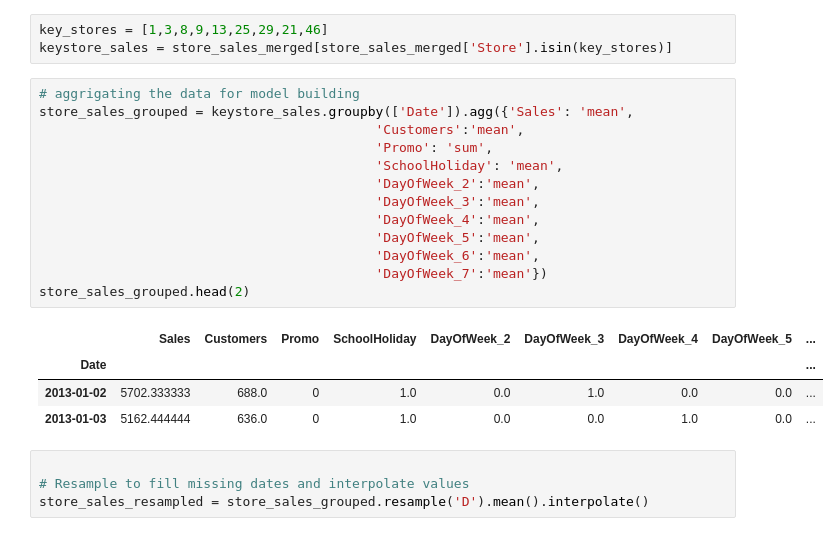
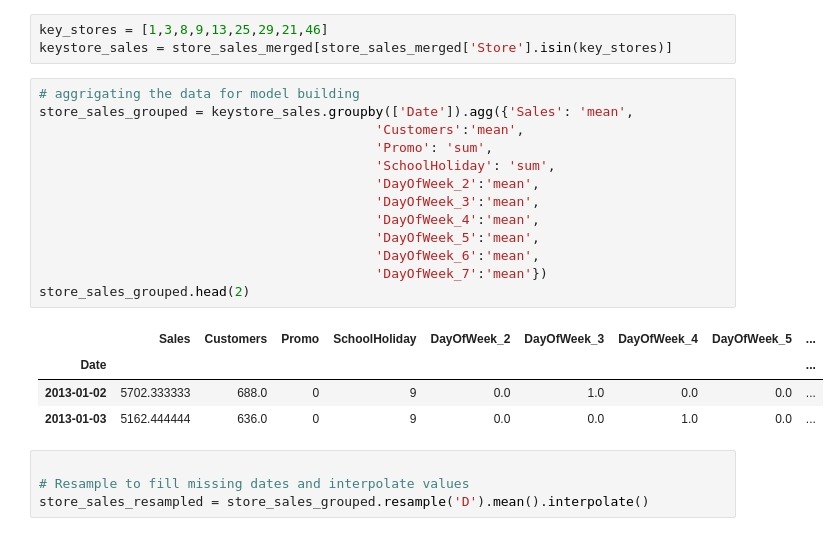
Before and after one commit to chitra-psg/rossmann_sales_prediction, a Jupyter notebook: Rossman_Sales_Prediction_Final.ipynb, the cells around one changed output. Cells and saved outputs as stored; diff of their text form.

```diff
--- a/Rossman_Sales_Prediction_Final.ipynb
+++ b/Rossman_Sales_Prediction_Final.ipynb
@@ -566,21 +509,21 @@ keystore_sales = store_sales_merged[store_sales_merged['Store'].isin(key_stores)
 # %%
 # aggrigating the data for model building
 store_sales_grouped = keystore_sales.groupby(['Date']).agg({'Sales': 'mean',
                                            'Customers':'mean',
                                            'Promo': 'sum',
-                                           'SchoolHoliday': 'mean',
+                                           'SchoolHoliday': 'sum',
                                            'DayOfWeek_2':'mean',
                                            'DayOfWeek_3':'mean',
                                            'DayOfWeek_4':'mean',
                                            'DayOfWeek_5':'mean',
                                            'DayOfWeek_6':'mean',
                                            'DayOfWeek_7':'mean'})
 store_sales_grouped.head(2)
 # %% [output]
 |  | Sales | Customers | Promo | SchoolHoliday | DayOfWeek_2 | DayOfWeek_3 | DayOfWeek_4 | DayOfWeek_5 | ... |
 | Date |  |  |  |  |  |  |  |  | ... |
-| 2013-01-02 | 5702.333333 | 688.0 | 0 | 1.0 | 0.0 | 1.0 | 0.0 | 0.0 | ... |
-| 2013-01-03 | 5162.444444 | 636.0 | 0 | 1.0 | 0.0 | 0.0 | 1.0 | 0.0 | ... |
+| 2013-01-02 | 5702.333333 | 688.0 | 0 | 9 | 0.0 | 1.0 | 0.0 | 0.0 | ... |
+| 2013-01-03 | 5162.444444 | 636.0 | 0 | 9 | 0.0 | 0.0 | 1.0 | 0.0 | ... |
 # %%
 
 # Resample to fill missing dates and interpolate values
```
Also changed, not shown: parts of 37 cells of this notebook.
